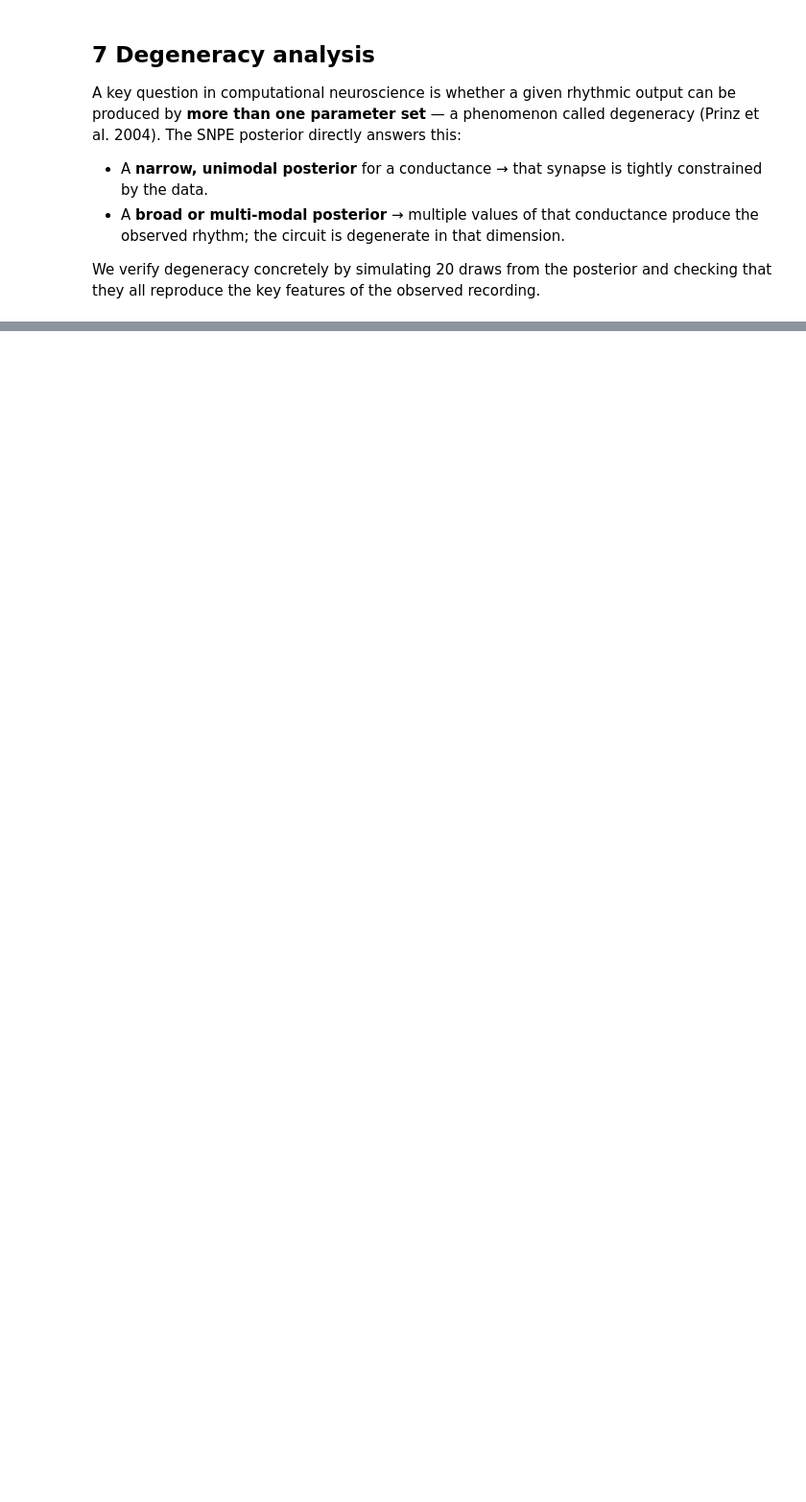
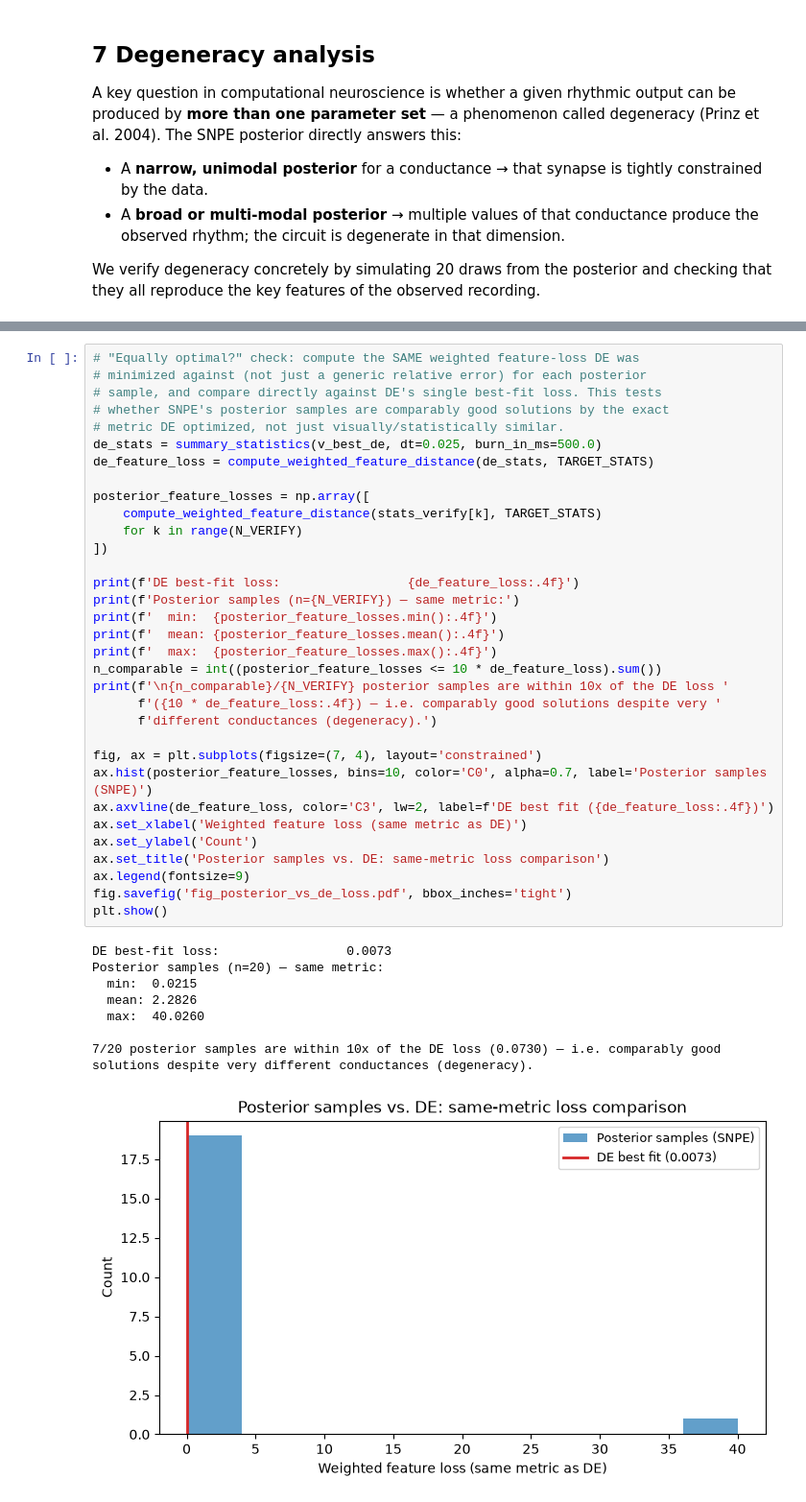
Before and after one commit to A-Potthoff/Neural_Data_Science_project, a Jupyter notebook: notebooks/main.ipynb, the cells around one changed output, grey strips where cells are left out. Shown at 96% size. Drawn from its saved outputs; the diff is of its cells as text; blank space fills up the shorter version.

```diff
--- a/notebooks/main.ipynb
+++ b/notebooks/main.ipynb
@@ -1072,3 +1088,45 @@ Overall mean: 0.066
+# %%
+# "Equally optimal?" check: compute the SAME weighted feature-loss DE was
+# minimized against (not just a generic relative error) for each posterior
+# sample, and compare directly against DE's single best-fit loss. This tests
+# whether SNPE's posterior samples are comparably good solutions by the exact
+# metric DE optimized, not just visually/statistically similar.
+de_stats = summary_statistics(v_best_de, dt=0.025, burn_in_ms=500.0)
+de_feature_loss = compute_weighted_feature_distance(de_stats, TARGET_STATS)
+
+posterior_feature_losses = np.array([
+    compute_weighted_feature_distance(stats_verify[k], TARGET_STATS)
+    for k in range(N_VERIFY)
+])
+
+print(f'DE best-fit loss:                 {de_feature_loss:.4f}')
+print(f'Posterior samples (n={N_VERIFY}) — same metric:')
+print(f'  min:  {posterior_feature_losses.min():.4f}')
+print(f'  mean: {posterior_feature_losses.mean():.4f}')
+print(f'  max:  {posterior_feature_losses.max():.4f}')
+n_comparable = int((posterior_feature_losses <= 10 * de_feature_loss).sum())
+print(f'\n{n_comparable}/{N_VERIFY} posterior samples are within 10x of the DE loss '
+      f'({10 * de_feature_loss:.4f}) — i.e. comparably good solutions despite very '
+      f'different conductances (degeneracy).')
+
+fig, ax = plt.subplots(figsize=(7, 4), layout='constrained')
+ax.hist(posterior_feature_losses, bins=10, color='C0', alpha=0.7, label='Posterior samples (SNPE)')
+ax.axvline(de_feature_loss, color='C3', lw=2, label=f'DE best fit ({de_feature_loss:.4f})')
+ax.set_xlabel('Weighted feature loss (same metric as DE)')
+ax.set_ylabel('Count')
+ax.set_title('Posterior samples vs. DE: same-metric loss comparison')
+ax.legend(fontsize=9)
+fig.savefig('fig_posterior_vs_de_loss.pdf', bbox_inches='tight')
+plt.show()
+# %% [output]
+DE best-fit loss:                 0.0073
+Posterior samples (n=20) — same metric:
+  min:  0.0215
+  mean: 2.2826
+  max:  40.0260
+
+7/20 posterior samples are within 10x of the DE loss (0.0730) — i.e. comparably good solutions despite very different conductances (degeneracy).
+[figure, added]
 # %%
 # Posterior width = degeneracy measure.
 # A large p95–p5 interval for a conductance means many different values of that
```
Also changed, not shown: parts of 11 cells of this notebook, 10 other files.
